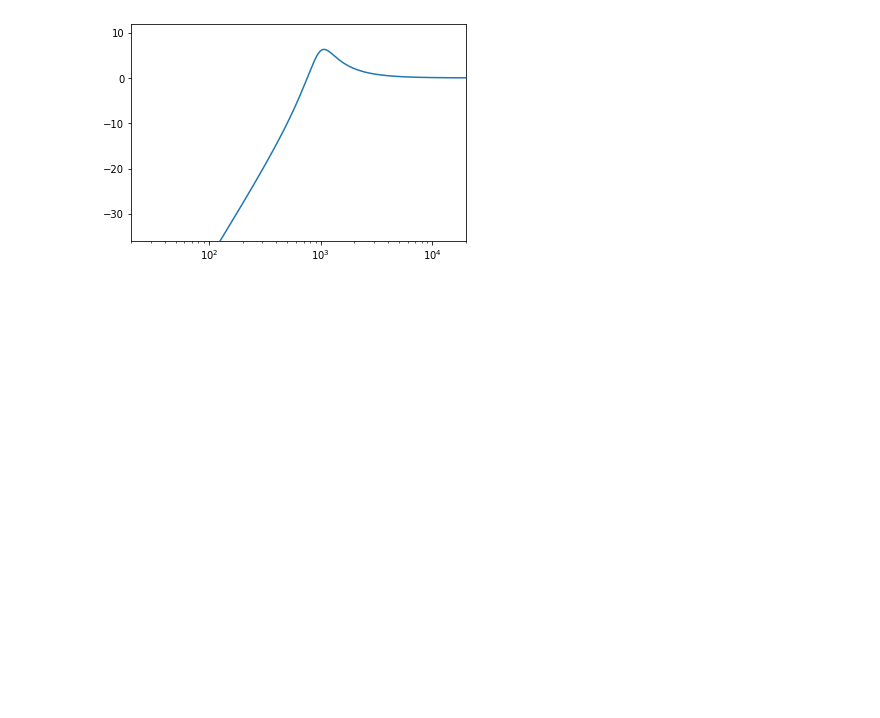
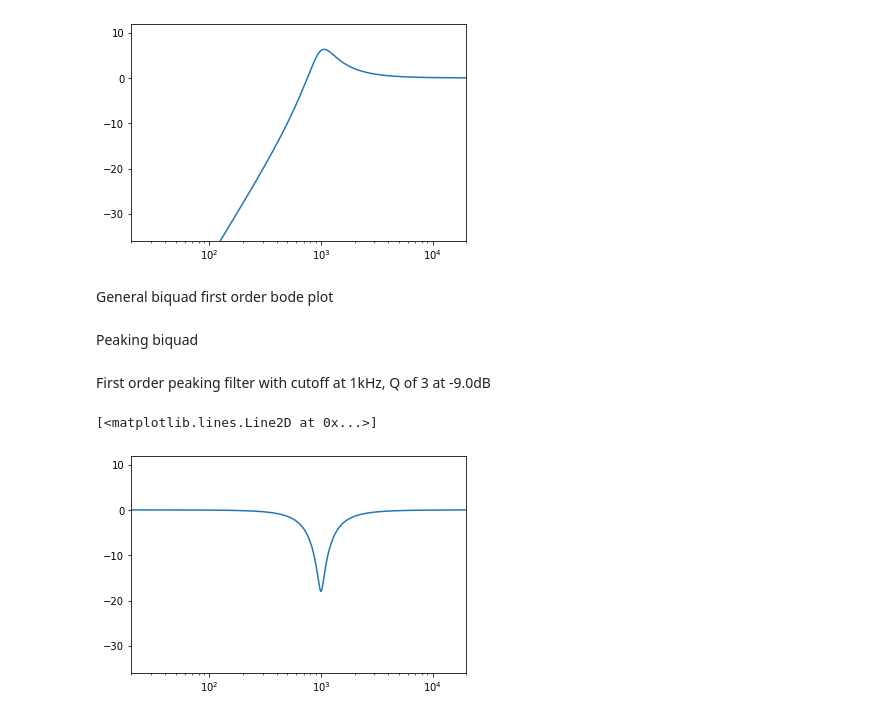
Before and after one commit to DGriffin91/dsp-math-notes, a Jupyter notebook: bodes.ipynb, the cells around one changed output. Drawn from its saved outputs; the diff is of its cells as text; code cells hidden in the pictures; blank space fills up the shorter version.

Commit message:
general biquad plot, peaking biquad

```diff
--- a/bodes.ipynb
+++ b/bodes.ipynb
@@ -52,7 +53,7 @@ Second order low pass filter with cutoff at 1kHz, Q of 2
 data = []
 x = []
 for i in range(20, 20000, 10):
-    n = second_order_bode(i, 1000, 2)
+    n = second_order_bode_low_pass(i, 1000, 2)
     data.append(db_from_lin(n.real))
     x.append(i)
 
@@ -114,3 +115,48 @@ plt.semilogx(x, data)
 # %% [output]
 [<matplotlib.lines.Line2D at 0x...>]
 [figure]
+# %% [markdown]
+General biquad first order bode plot
+# %%
+def first_order_biquad_bode(f_hz, biquad_coefs, sampleRate):
+    a0 = biquad_coefs[3]
+    b0, b1, b2, a0, a1, a2 = [x / a0 for x in biquad_coefs]
+
+    jw = cmath.exp(-(pi * 2.0) * f_hz * 1.0j / sampleRate)
+
+    numerator = (b0 * 1) + (b1 * jw) + (b2 * jw**2)
+    denominator = (a1 * jw) + (a2 * jw ** 2) + 1.0
+
+    return abs(numerator / denominator)
+# %% [markdown]
+Peaking biquad
+# %%
+def biquad_peaking(f_cutoff_hz, q_value, gain, sampleRate):
+    omega = 2.0 * pi * f_cutoff_hz / sampleRate
+
+    alpha = sin(omega) / (2.0 * q_value)
+
+    b0 =  1 + alpha * gain
+    b1 = -2 * cos(omega)
+    b2 =  1 - alpha * gain
+    a0 =  1 + alpha / gain
+    a1 =  b1
+    a2 =  1 - alpha / gain
+    return b0, b1, b2, a0, a1, a2
+# %% [markdown]
+First order peaking filter with cutoff at 1kHz, Q of 3 at -9.0dB
+# %%
+amplitude = []
+x = []
+for i in range(20, 20000, 10):
+    biquad_coefs = biquad_peaking(1000, 3, lin_from_db(-9.0), 96000)
+    n = first_order_biquad_bode(i, biquad_coefs, 96000)
+    amplitude.append(db_from_lin(n.real))
+    x.append(i)
+
+plt.xlim([20, 20000])
+plt.ylim([-36, 12])
+plt.semilogx(x, amplitude)
+# %% [output]
+[<matplotlib.lines.Line2D at 0x...>]
+[figure, added]
```
Also changed, not shown: parts of 1 cell of this notebook, 1 other file.
